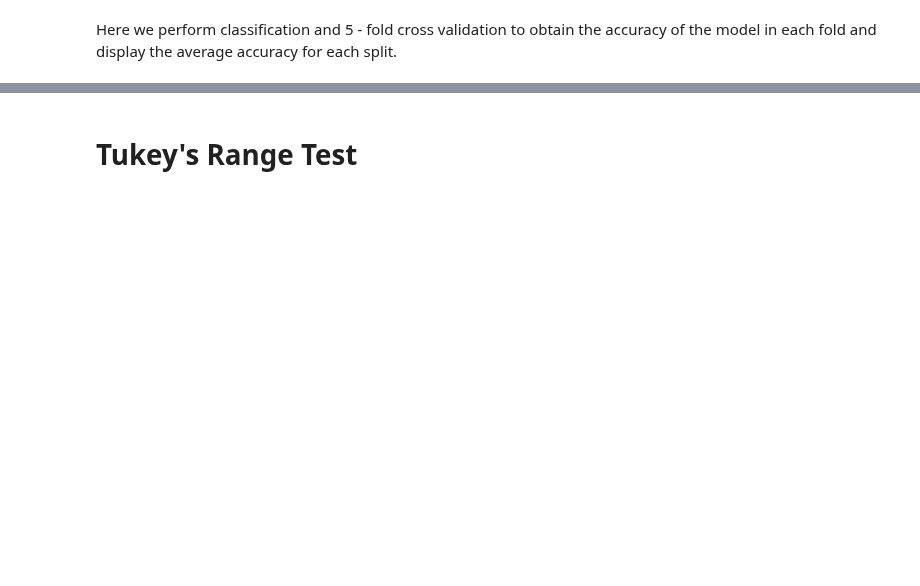
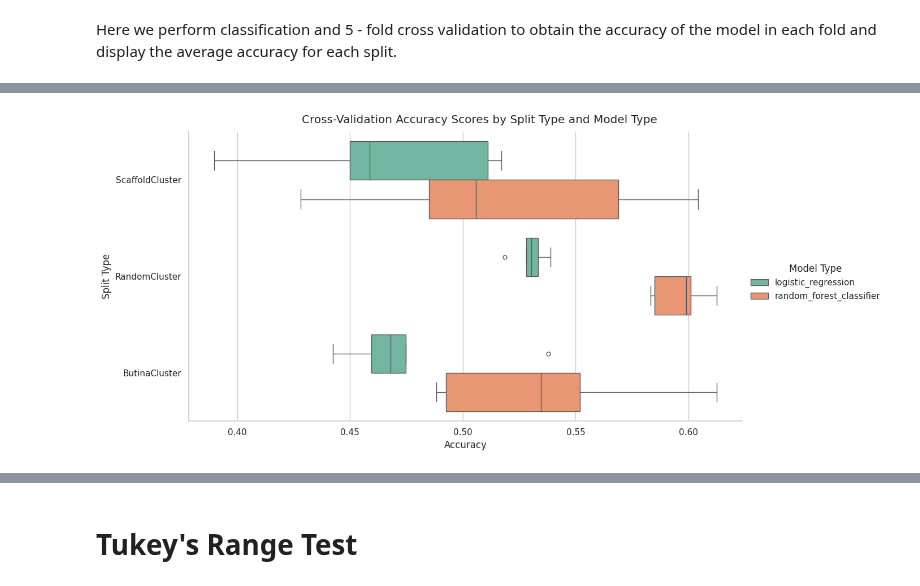
Before and after one commit to volkamerlab/CADDSeminar_2024, a Jupyter notebook: Topic3b_Data_Splitting/3b_datasplitting.ipynb, the cells around one changed output, grey strips where cells are left out. Cells and saved outputs as stored; diff of their text form; code cells hidden in the pictures; blank space fills up the shorter version.

```diff
--- a/Topic3b_Data_Splitting/3b_datasplitting.ipynb
+++ b/Topic3b_Data_Splitting/3b_datasplitting.ipynb
@@ -737,0 +773,28 @@ display(result_dfs[model_type[1]])
+# %%
+# Combine Accuracy results for visualization
+acc_data = []
+for model in model_dict_class.keys():
+    for cluster in cluster_list:
+        for acc in fold_dict[(model, cluster)]:
+            acc_data.append({"Split Type": cluster, "Model Type": model, "Accuracy": acc})
+
+# Convert to DataFrame
+acc_df = pd.DataFrame(acc_data)
+
+# Create catplot
+sns.set(style="whitegrid")
+catplot = sns.catplot(
+    data=acc_df,
+    x="Accuracy",
+    y="Split Type",
+    hue="Model Type",
+    kind="box",
+    height=6,
+    aspect=2,
+    palette="Set2"
+)
+catplot.set_axis_labels("Accuracy", "Split Type")
+catplot.fig.suptitle("Cross-Validation Accuracy Scores by Split Type and Model Type", y=1.02)
+plt.show()
+# %% [output]
+[figure, added]
```
Also changed, not shown: parts of 25 cells of this notebook.
